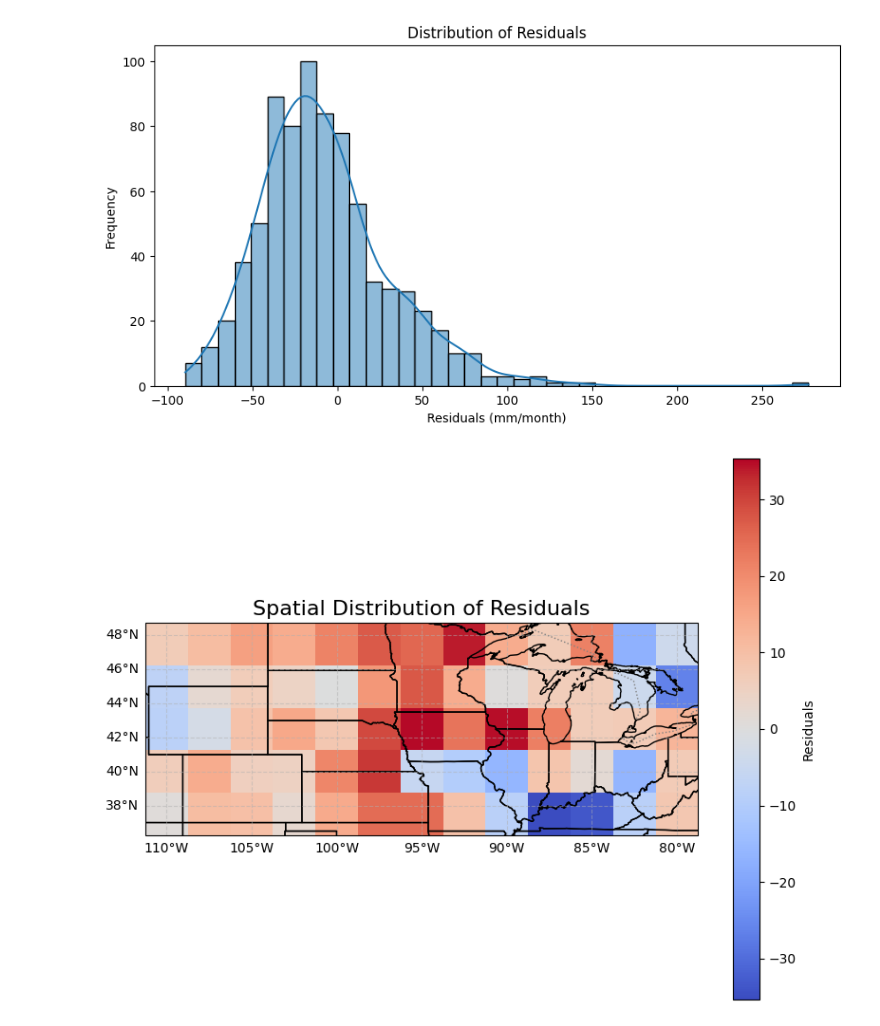
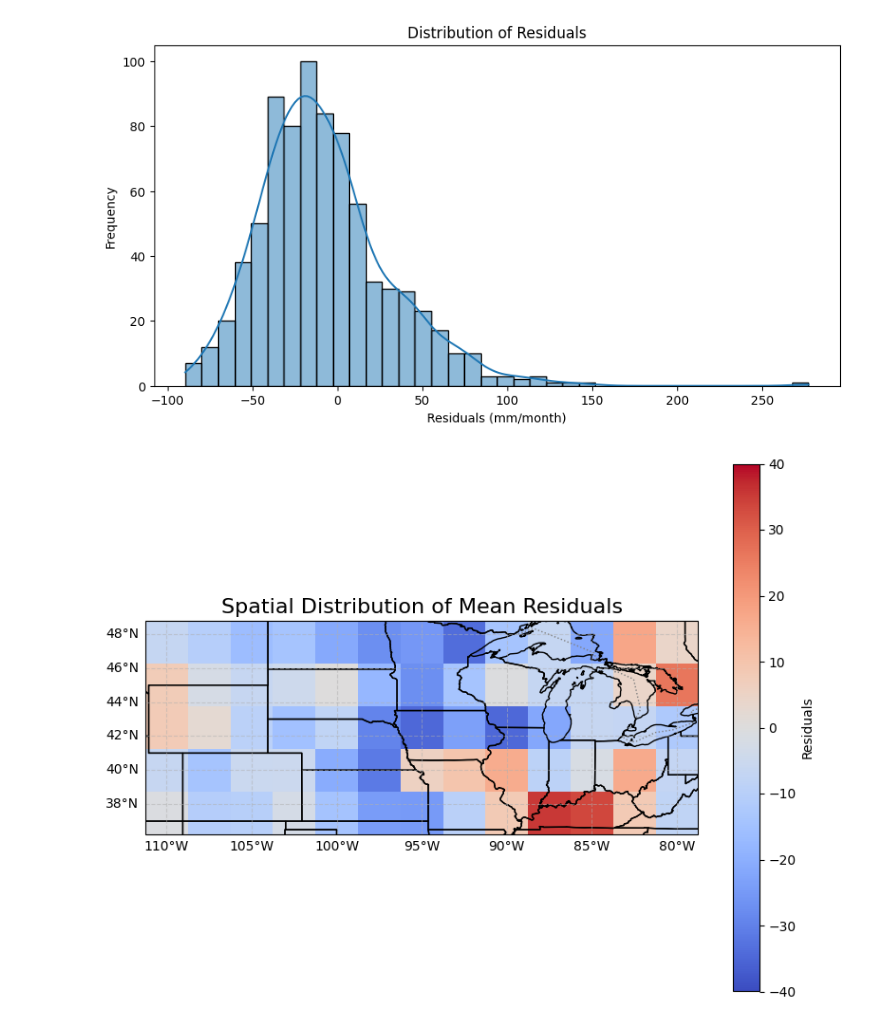
Before and after one commit to Saul-the-engineer/climate_ai, a Jupyter notebook: notebooks/03_model_baseline.ipynb, the cells around one changed output. Drawn from its saved outputs; the diff is of its cells as text; code cells hidden in the pictures.

Commit message:
Updates to visualizations

```diff
--- a/notebooks/03_model_baseline.ipynb
+++ b/notebooks/03_model_baseline.ipynb
@@ -166,34 +166,36 @@ Test Mean Error: -7.5630803
 [figure]
 # %%
 # Calculate the mean of the residuals along the time dimension
-residuals_2d = -test_residuals.mean(dim="time")
+residuals_2d = test_residuals.mean(dim="time")
 
 # Create a figure and axis with the PlateCarree projection
 fig, ax = plt.subplots(figsize=(8, 6), subplot_kw={"projection": ccrs.PlateCarree()})
 
 # Plot the test_residuals on the map
 residuals_2d.plot(
     ax=ax,
     transform=ccrs.PlateCarree(),  # Ensure correct projection
     cmap="coolwarm",  # Use a color map to distinguish positive and negative residuals
     cbar_kwargs={"label": "Residuals"},  # Add color bar label
+    vmin=-40,
+    vmax=40,
 )
 
 # Add geographic features
 ax.add_feature(cfeature.BORDERS, linestyle=":", edgecolor="gray")  # Country borders
 ax.add_feature(cfeature.STATES, edgecolor="black")  # State boundaries
 ax.coastlines()
 
 # Add gridlines
 gl = ax.gridlines(draw_labels=True, linestyle="--", alpha=0.5)
 gl.top_labels = False
 gl.right_labels = False
 
 # Title for the plot
-ax.set_title("Spatial Distribution of Residuals", fontsize=16)
+ax.set_title("Spatial Distribution of Mean Residuals", fontsize=16)
 
 # Display the plot
 plt.tight_layout()
 plt.show()
 # %% [output]
-[figure, old version]
+[figure, new version]
```
Also changed, not shown: 2 other files.
